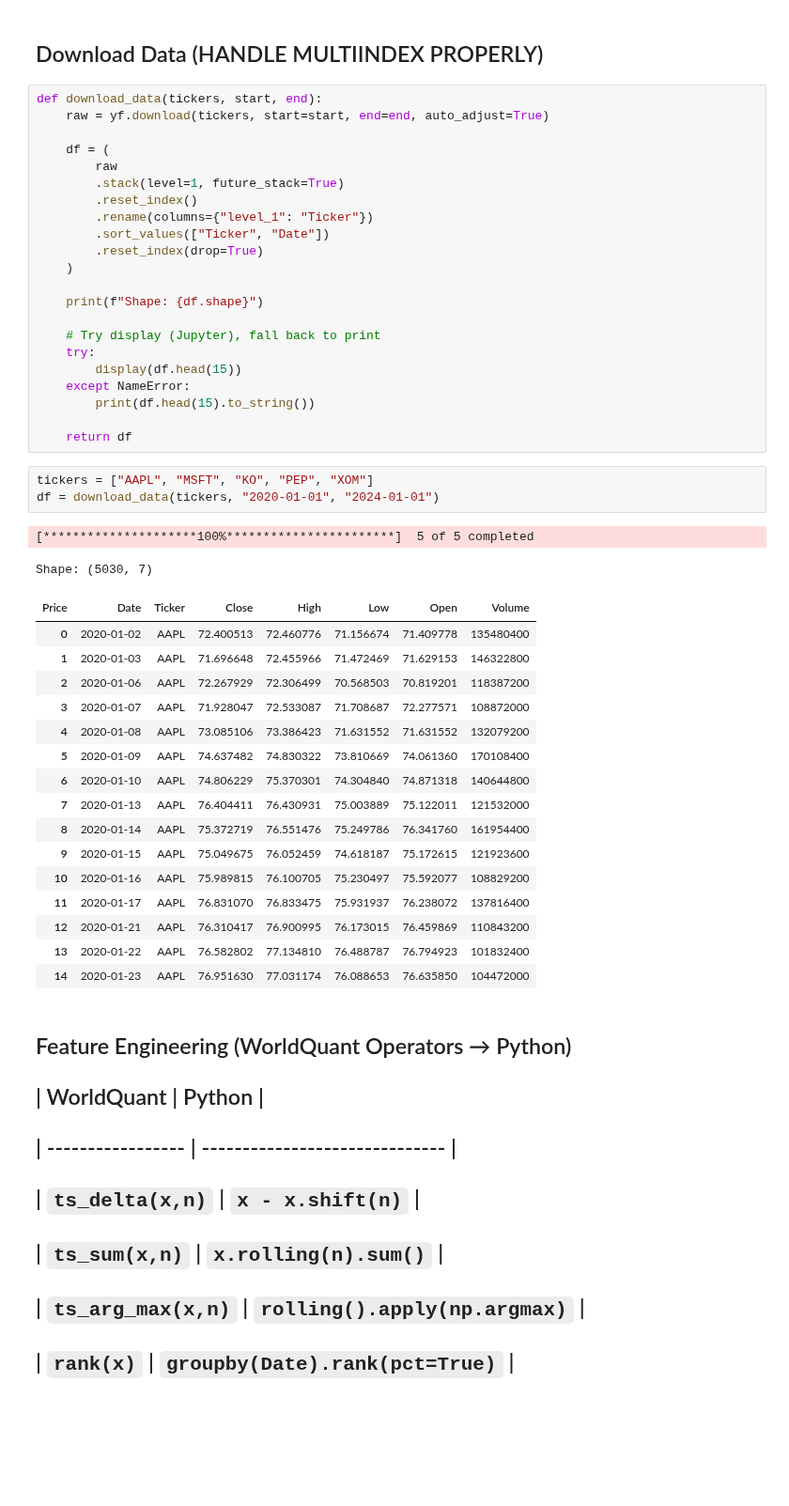
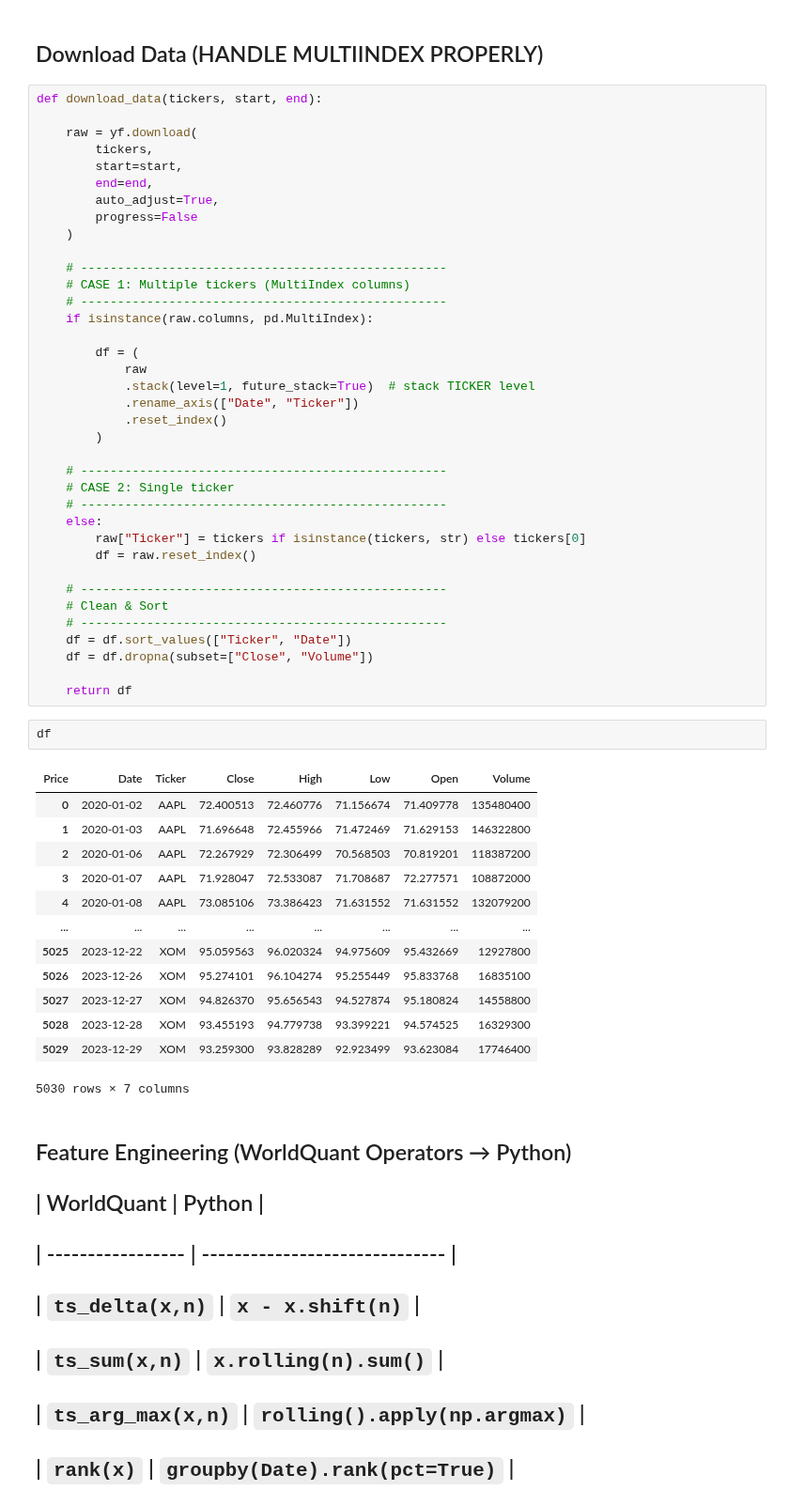
Before and after one commit to collochumba/machine_learning_manafrica, a Jupyter notebook: world-quant-conceptEvent-Driven Volume + Reversal Alpha.ipynb, the cells around one changed output. Shown at 94% size. Drawn from its saved outputs; the diff is of its cells as text; blank space fills up the shorter version.

```diff
--- a/world-quant-conceptEvent-Driven Volume + Reversal Alpha.ipynb
+++ b/world-quant-conceptEvent-Driven Volume + Reversal Alpha.ipynb
@@ -11,48 +12,57 @@ plt.style.use("seaborn-v0_8")
 ## Download Data (HANDLE MULTIINDEX PROPERLY)
 # %%
 def download_data(tickers, start, end):
-    raw = yf.download(tickers, start=start, end=end, auto_adjust=True)
 
-    df = (
-        raw
-        .stack(level=1, future_stack=True)
-        .reset_index()
-        .rename(columns={"level_1": "Ticker"})
-        .sort_values(["Ticker", "Date"])
-        .reset_index(drop=True)
+    raw = yf.download(
+        tickers,
+        start=start,
+        end=end,
+        auto_adjust=True,
+        progress=False
     )
 
-    print(f"Shape: {df.shape}")
+    # --------------------------------------------------
+    # CASE 1: Multiple tickers (MultiIndex columns)
+    # --------------------------------------------------
+    if isinstance(raw.columns, pd.MultiIndex):
 
-    # Try display (Jupyter), fall back to print
-    try:
-        display(df.head(15))
-    except NameError:
-        print(df.head(15).to_string())
+        df = (
+            raw
+            .stack(level=1, future_stack=True)  # stack TICKER level
+            .rename_axis(["Date", "Ticker"])
+            .reset_index()
+        )
+
+    # --------------------------------------------------
+    # CASE 2: Single ticker
+    # --------------------------------------------------
+    else:
+        raw["Ticker"] = tickers if isinstance(tickers, str) else tickers[0]
+        df = raw.reset_index()
+
+    # --------------------------------------------------
+    # Clean & Sort
+    # --------------------------------------------------
+    df = df.sort_values(["Ticker", "Date"])
+    df = df.dropna(subset=["Close", "Volume"])
 
     return df
 # %%
-tickers = ["AAPL", "MSFT", "KO", "PEP", "XOM"]
-df = download_data(tickers, "2020-01-01", "2024-01-01")
+df
 # %% [output]
+| Price | Date | Ticker | Close | High | Low | Open | Volume |
+| 0 | 2020-01-02 | AAPL | 72.400513 | 72.460776 | 71.156674 | 71.409778 | 135480400 |
+| 1 | 2020-01-03 | AAPL | 71.696648 | 72.455966 | 71.472469 | 71.629153 | 146322800 |
+| 2 | 2020-01-06 | AAPL | 72.267929 | 72.306499 | 70.568503 | 70.819201 | 118387200 |
+| 3 | 2020-01-07 | AAPL | 71.928047 | 72.533087 | 71.708687 | 72.277571 | 108872000 |
+| 4 | 2020-01-08 | AAPL | 73.085106 | 73.386423 | 71.631552 | 71.631552 | 132079200 |
+| ... | ... | ... | ... | ... | ... | ... | ... |
+| 5025 | 2023-12-22 | XOM | 95.059563 | 96.020324 | 94.975609 | 95.432669 | 12927800 |
+| 5026 | 2023-12-26 | XOM | 95.274101 | 96.104274 | 95.255449 | 95.833768 | 16835100 |
+| 5027 | 2023-12-27 | XOM | 94.826370 | 95.656543 | 94.527874 | 95.180824 | 14558800 |
+| 5028 | 2023-12-28 | XOM | 93.455193 | 94.779738 | 93.399221 | 94.574525 | 16329300 |
+| 5029 | 2023-12-29 | XOM | 93.259300 | 93.828289 | 92.923499 | 93.623084 | 17746400 |
-[*********************100%***********************]  5 of 5 completed
+5030 rows × 7 columns
-Shape: (5030, 7)
-| Price | Date | Ticker | Close | High | Low | Open | Volume |
-| 0 | 2020-01-02 | AAPL | 72.400513 | 72.460776 | 71.156674 | 71.409778 | 135480400 |
-| 1 | 2020-01-03 | AAPL | 71.696648 | 72.455966 | 71.472469 | 71.629153 | 146322800 |
-| 2 | 2020-01-06 | AAPL | 72.267929 | 72.306499 | 70.568503 | 70.819201 | 118387200 |
-| 3 | 2020-01-07 | AAPL | 71.928047 | 72.533087 | 71.708687 | 72.277571 | 108872000 |
-| 4 | 2020-01-08 | AAPL | 73.085106 | 73.386423 | 71.631552 | 71.631552 | 132079200 |
-| 5 | 2020-01-09 | AAPL | 74.637482 | 74.830322 | 73.810669 | 74.061360 | 170108400 |
-| 6 | 2020-01-10 | AAPL | 74.806229 | 75.370301 | 74.304840 | 74.871318 | 140644800 |
-| 7 | 2020-01-13 | AAPL | 76.404411 | 76.430931 | 75.003889 | 75.122011 | 121532000 |
-| 8 | 2020-01-14 | AAPL | 75.372719 | 76.551476 | 75.249786 | 76.341760 | 161954400 |
-| 9 | 2020-01-15 | AAPL | 75.049675 | 76.052459 | 74.618187 | 75.172615 | 121923600 |
-| 10 | 2020-01-16 | AAPL | 75.989815 | 76.100705 | 75.230497 | 75.592077 | 108829200 |
-| 11 | 2020-01-17 | AAPL | 76.831070 | 76.833475 | 75.931937 | 76.238072 | 137816400 |
-| 12 | 2020-01-21 | AAPL | 76.310417 | 76.900995 | 76.173015 | 76.459869 | 110843200 |
-| 13 | 2020-01-22 | AAPL | 76.582802 | 77.134810 | 76.488787 | 76.794923 | 101832400 |
-| 14 | 2020-01-23 | AAPL | 76.951630 | 77.031174 | 76.088653 | 76.635850 | 104472000 |
 # %% [markdown]
 ## Feature Engineering (WorldQuant Operators → Python)
 ## | WorldQuant        | Python                         |
```
Also changed, not shown: parts of 17 cells of this notebook, 19 other files.
